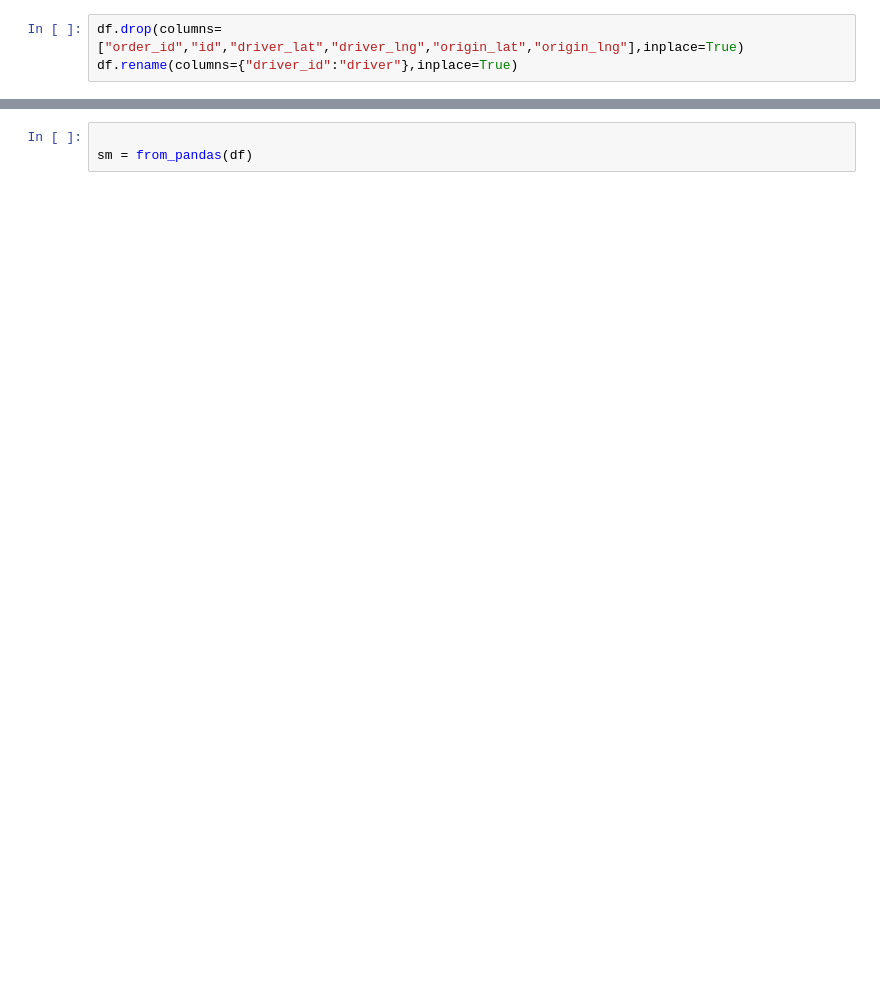
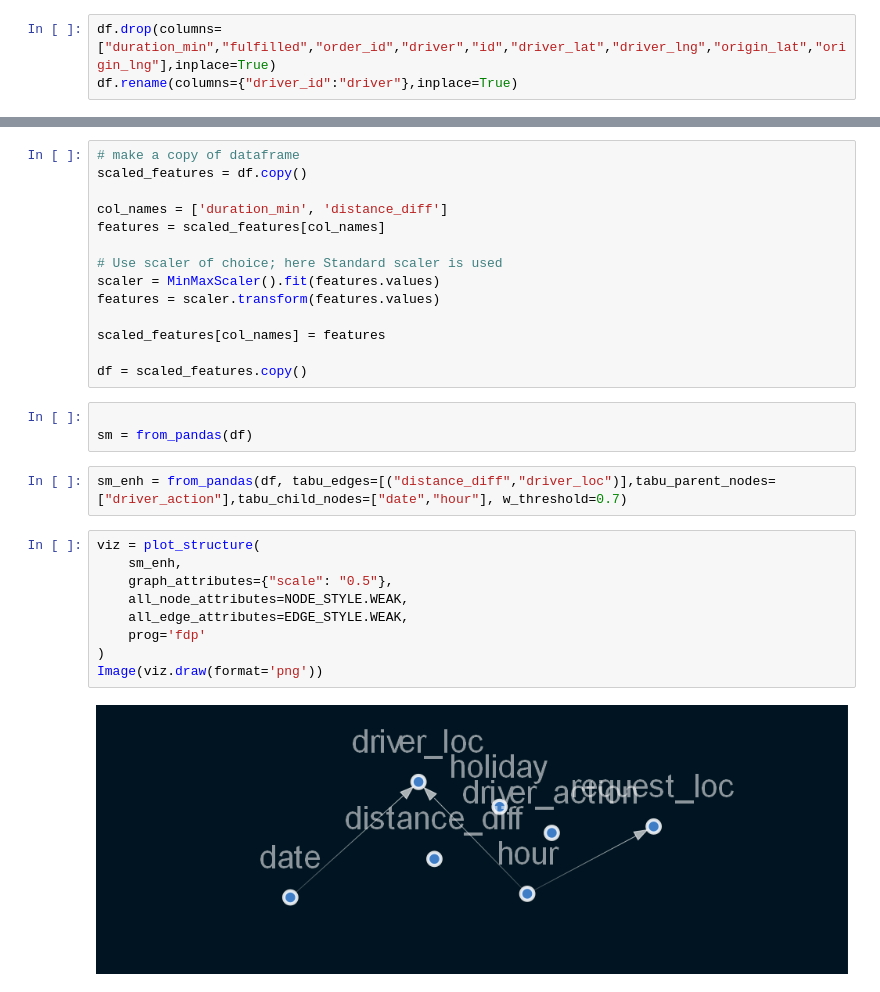
Before and after one commit to Nathnael12/Causal-Inference, a Jupyter notebook: notebooks/causal_inference.ipynb, the cells around one changed output, grey strips where cells are left out. Cells and saved outputs as stored; diff of their text form; blank space fills up the shorter version.

Commit message:
complete causal graph

```diff
--- a/notebooks/causal_inference.ipynb
+++ b/notebooks/causal_inference.ipynb
@@ -108,5 +108,5 @@ request_labels = kmeans.labels_
 df["driver_loc"]=driver_labels
 df["request_loc"]=request_labels
 # %%
-df.drop(columns=["order_id","id","driver_lat","driver_lng","origin_lat","origin_lng"],inplace=True)
+df.drop(columns=["duration_min","fulfilled","order_id","driver","id","driver_lat","driver_lng","origin_lat","origin_lng"],inplace=True)
 df.rename(columns={"driver_id":"driver"},inplace=True)
@@ -122,3 +113,30 @@ df.head()
+# %%
+# make a copy of dataframe
+scaled_features = df.copy()
+
+col_names = ['duration_min', 'distance_diff']
+features = scaled_features[col_names]
+
+# Use scaler of choice; here Standard scaler is used
+scaler = MinMaxScaler().fit(features.values)
+features = scaler.transform(features.values)
+
+scaled_features[col_names] = features
+
+df = scaled_features.copy()
 # %%
 
 sm = from_pandas(df)
+# %%
+sm_enh = from_pandas(df, tabu_edges=[("distance_diff","driver_loc")],tabu_parent_nodes=["driver_action"],tabu_child_nodes=["date","hour"], w_threshold=0.7)
+# %%
+viz = plot_structure(
+    sm_enh,
+    graph_attributes={"scale": "0.5"},
+    all_node_attributes=NODE_STYLE.WEAK,
+    all_edge_attributes=EDGE_STYLE.WEAK,
+    prog='fdp'
+)
+Image(viz.draw(format='png'))
+# %% [output]
+[figure, added]
```
Also changed, not shown: parts of 7 cells of this notebook.
